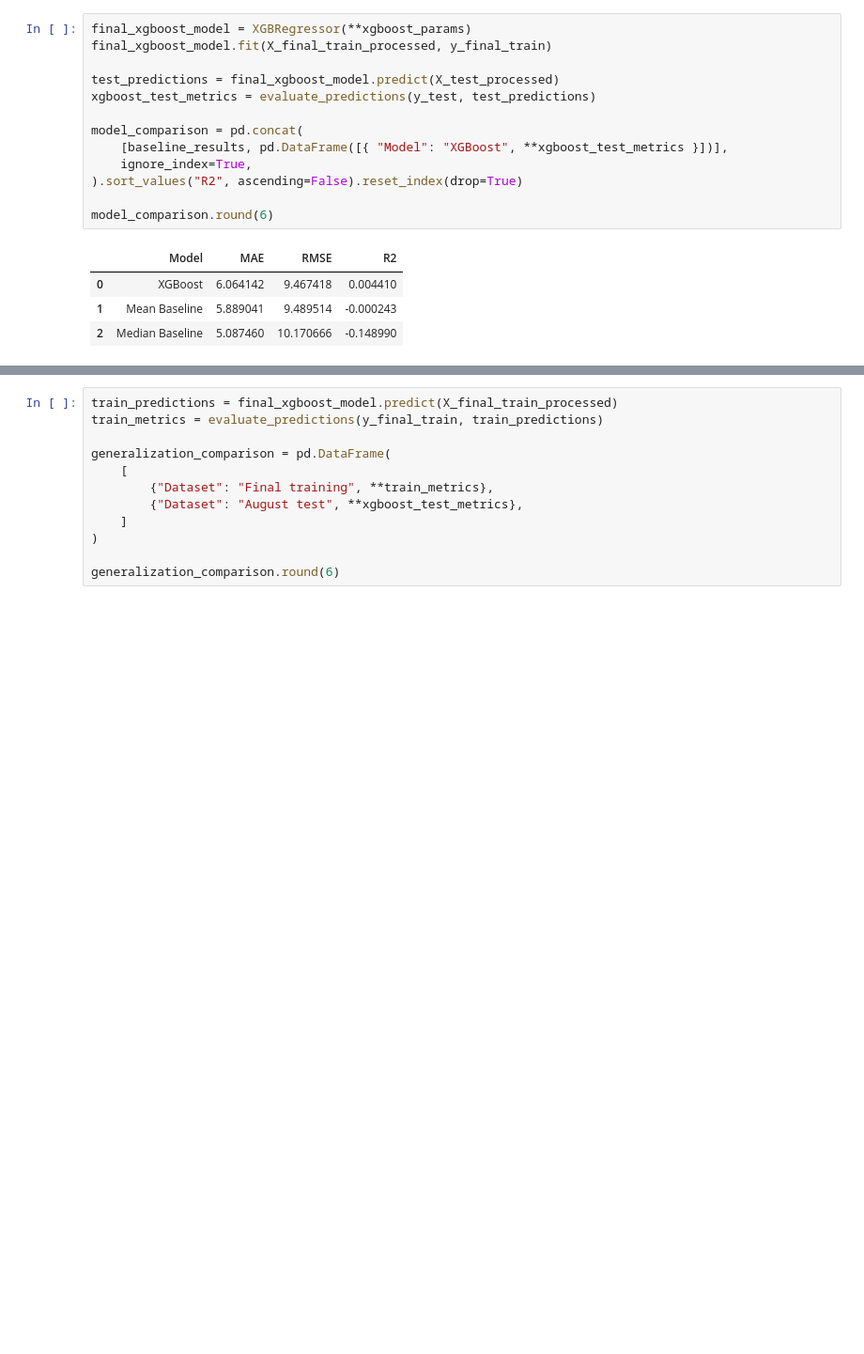
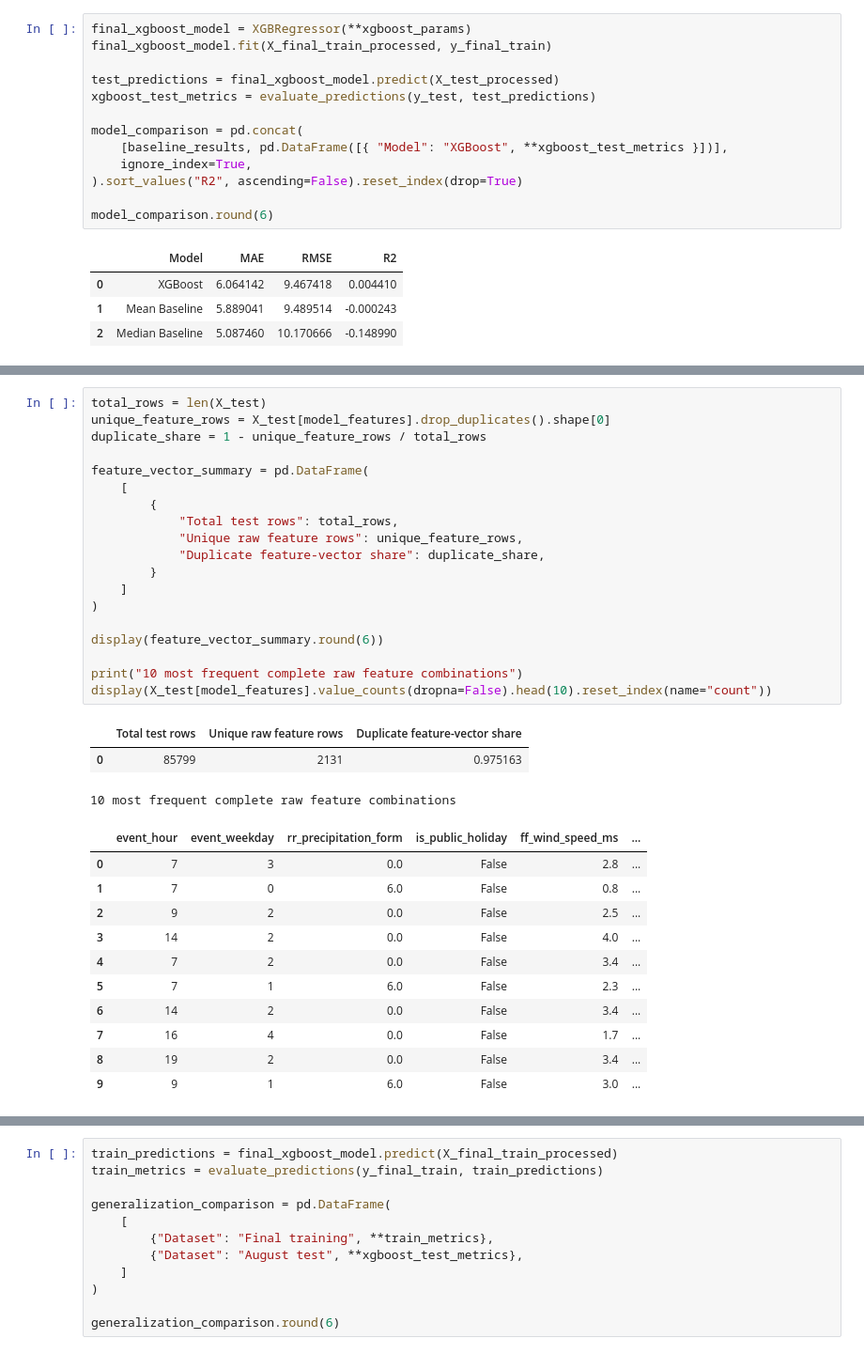
Before and after one commit to LeblL/LukasLeblBA, a Jupyter notebook: notebooks/modeling/03_final_evaluation.ipynb, the cells around one changed output, grey strips where cells are left out. Shown at 94% size. Drawn from its saved outputs; the diff is of its cells as text; blank space fills up the shorter version.

```diff
--- a/notebooks/modeling/03_final_evaluation.ipynb
+++ b/notebooks/modeling/03_final_evaluation.ipynb
@@ -181,0 +248,34 @@ model_comparison.round(6)
+# %%
+total_rows = len(X_test)
+unique_feature_rows = X_test[model_features].drop_duplicates().shape[0]
+duplicate_share = 1 - unique_feature_rows / total_rows
+
+feature_vector_summary = pd.DataFrame(
+    [
+        {
+            "Total test rows": total_rows,
+            "Unique raw feature rows": unique_feature_rows,
+            "Duplicate feature-vector share": duplicate_share,
+        }
+    ]
+)
+
+display(feature_vector_summary.round(6))
+
+print("10 most frequent complete raw feature combinations")
+display(X_test[model_features].value_counts(dropna=False).head(10).reset_index(name="count"))
+# %% [output]
+|  | Total test rows | Unique raw feature rows | Duplicate feature-vector share |
+| 0 | 85799 | 2131 | 0.975163 |
+10 most frequent complete raw feature combinations
+|  | event_hour | event_weekday | rr_precipitation_form | is_public_holiday | ff_wind_speed_ms | ... |
+| 0 | 7 | 3 | 0.0 | False | 2.8 | ... |
+| 1 | 7 | 0 | 6.0 | False | 0.8 | ... |
+| 2 | 9 | 2 | 0.0 | False | 2.5 | ... |
+| 3 | 14 | 2 | 0.0 | False | 4.0 | ... |
+| 4 | 7 | 2 | 0.0 | False | 3.4 | ... |
+| 5 | 7 | 1 | 6.0 | False | 2.3 | ... |
+| 6 | 14 | 2 | 0.0 | False | 3.4 | ... |
+| 7 | 16 | 4 | 0.0 | False | 1.7 | ... |
+| 8 | 19 | 2 | 0.0 | False | 3.4 | ... |
+| 9 | 9 | 1 | 6.0 | False | 3.0 | ... |
```
Also changed, not shown: parts of 11 cells of this notebook.
